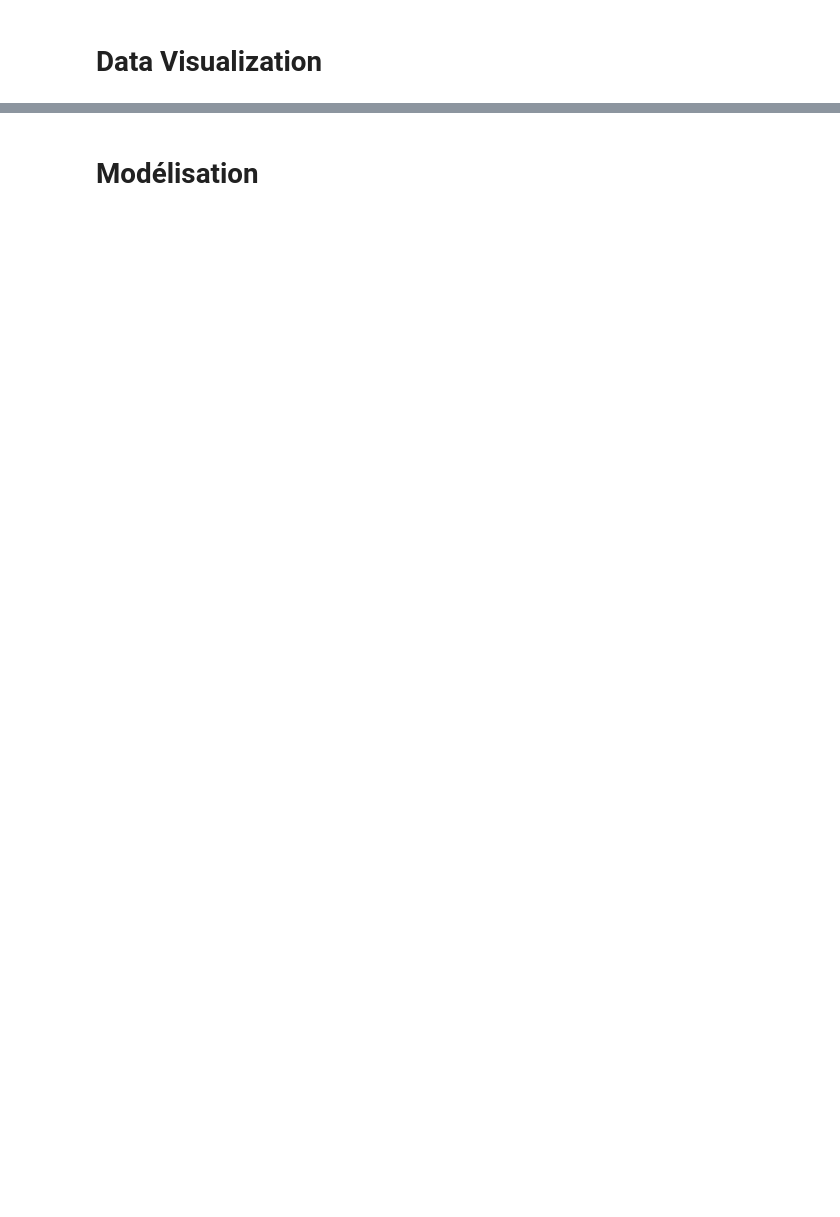
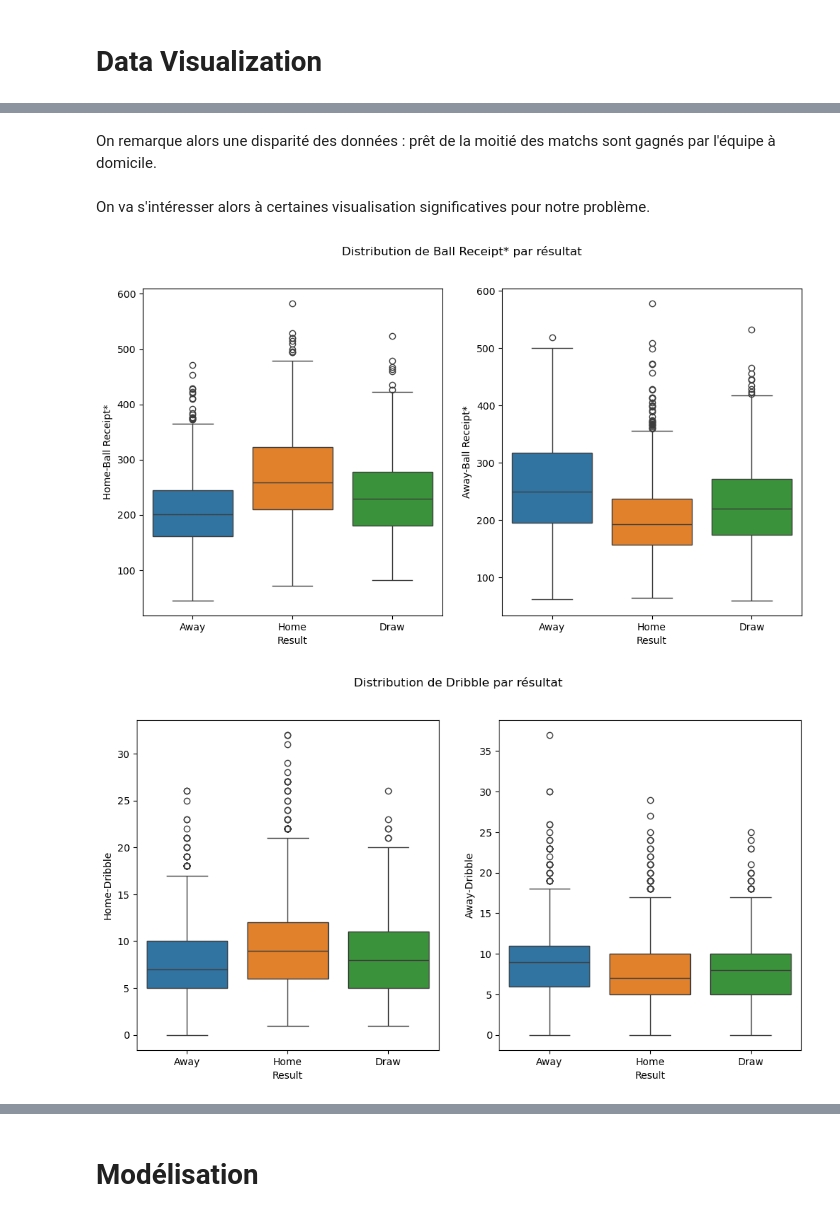
Before and after one commit to JorisCaudard/Algorithme-ML-Football-Match-results-Predictions-, a Jupyter notebook: matchResultPrediction.ipynb, the cells around one changed output, grey strips where cells are left out. Cells and saved outputs as stored; diff of their text form; code cells hidden in the pictures; blank space fills up the shorter version.

```diff
--- a/matchResultPrediction.ipynb
+++ b/matchResultPrediction.ipynb
@@ -161,0 +314,16 @@ ValueError: could not convert string to float: 'Away'
+# %% [markdown]
+On remarque alors une disparité des données : prêt de la moitié des matchs sont gagnés par l'équipe à domicile.
+# %% [markdown]
+On va s'intéresser alors à certaines visualisation significatives pour notre problème.
+# %%
+fullData = pd.concat([fullMatchData, fullTargetData], axis=1)
+
+for eventType in ['Ball Receipt*', 'Dribble', 'Shot', 'Pressure', 'Goal Keeper', 'Pass', 'Carry']:
+    fig, (ax1, ax2) = plt.subplots(1, 2, figsize=(12,6))
+
+    sns.boxplot(y='Home-'+eventType, x='Result', data= fullData, hue = 'Result', ax= ax1)
+    sns.boxplot(y='Away-'+eventType, x='Result', data= fullData, hue = 'Result', ax= ax2)
+    plt.suptitle(f'Distribution de {eventType} par résultat')
+# %% [output]
+[figure, added]
+[figure, added]
```
Also changed, not shown: parts of 57 cells of this notebook, 3 other files.
